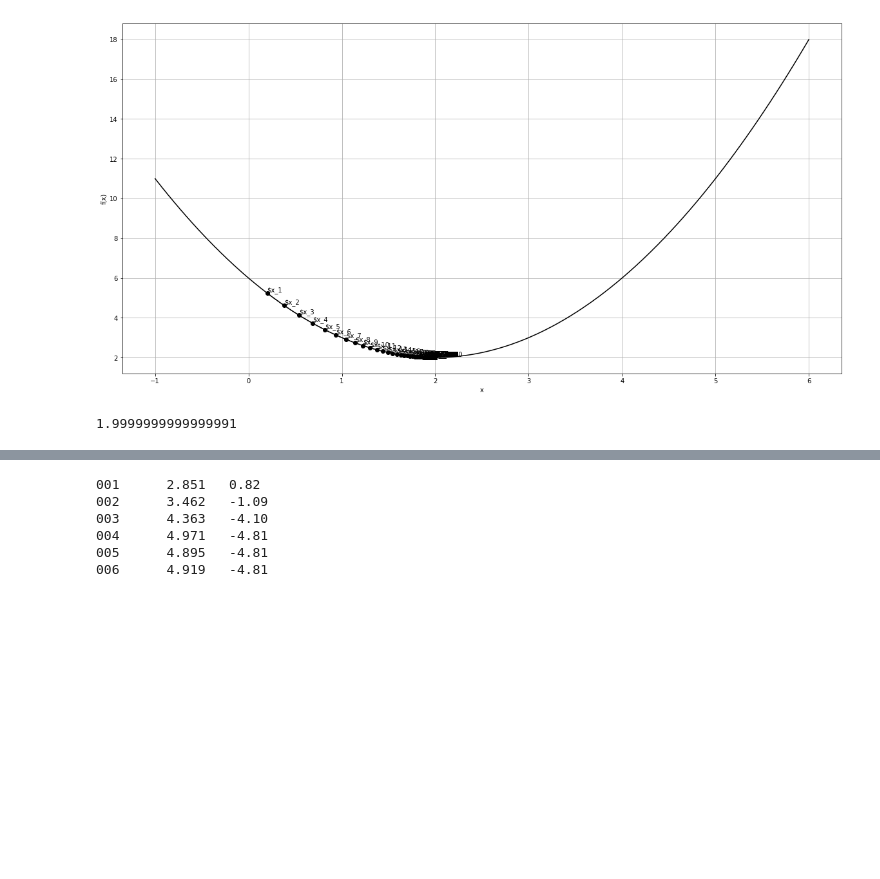
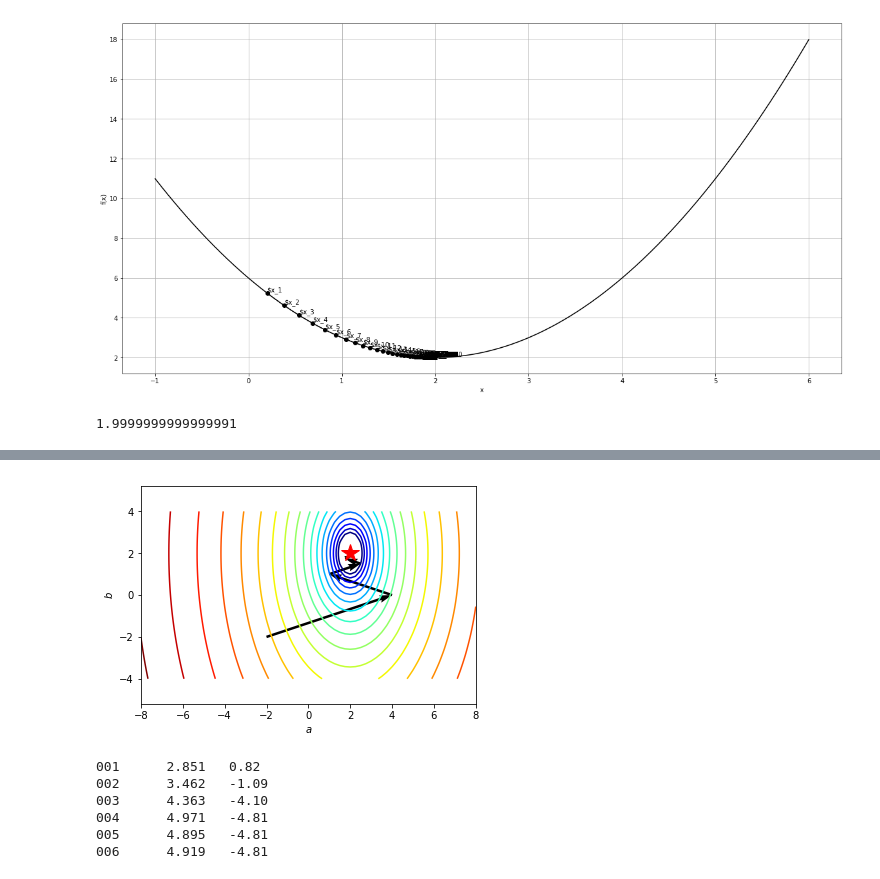
Before and after one commit to dw-shin/NA_notes, a Jupyter notebook: tensorflow2.ipynb, the cells around one changed output, grey strips where cells are left out. Saved outputs shown, nothing was run; the diff lists cells and outputs as text; code cells hidden in the pictures; blank space fills up the shorter version.

```diff
--- a/tensorflow2.ipynb
+++ b/tensorflow2.ipynb
@@ -621,3 +640,27 @@ step     (x,y)                   f(x,y)
+# %%
+def steepest_descent_twod(func,gradx,grady,
+                         x0,MaxIter=10,
+                         learning_rate=0.25):
+    paths = [x0]
+    fval_paths=[func(x0[0], x0[1])]
+    for i in range(MaxIter):
+        grad = np.array([gradx(*x0),grady(*x0)])
+        x1 = x0 - learning_rate * grad
+        fval = func(*x0)
+        x0 = x1
+        paths.append(x0)
+        fval_paths.append(fval)
+    paths = np.array(paths)
+    paths = np.array(np.matrix(paths).T)
+    fval_paths = np.array(fval_paths)
+    return(x0,fval,paths,fval_paths)
+# %%
+from visualize import contour_with_path
+x0 = np.array([-2.,-2.])
+xopt, fopt, paths, fval_paths = steepest_descent_twod(f,grad_f_x,grad_f_y,x0)
+contour_with_path(f,x,y,paths,minima=minima_)
+# %% [output]
+[figure, added]
 # %%
 f = lambda x: x*np.sin(x)
 x = np.linspace(-1,7,100)
```
Also changed, not shown: parts of 7 cells of this notebook.
